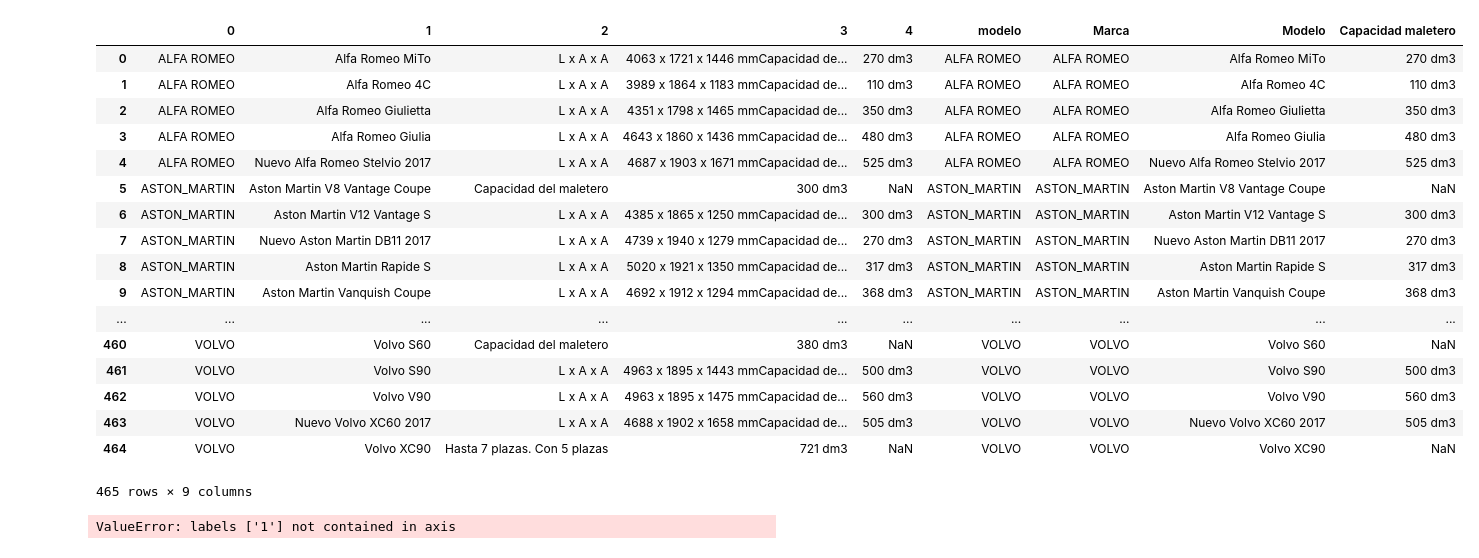
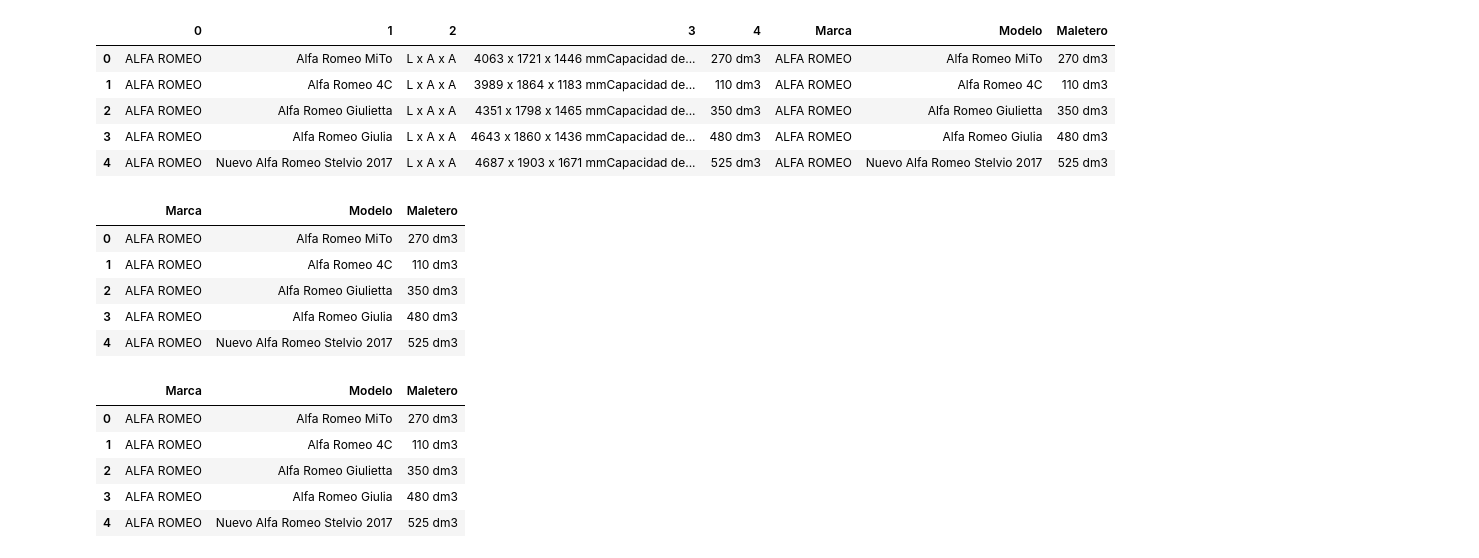
Before and after one commit to prealfer/TFM_Recomendador_de_automoviles, a Jupyter notebook: Scrapeo-Maleteros.ipynb, the cells around one changed output. Drawn from its saved outputs; the diff is of its cells as text; code cells hidden in the pictures.

```diff
--- a/Scrapeo-Maleteros.ipynb
+++ b/Scrapeo-Maleteros.ipynb
@@ -47,27 +31,26 @@ df_capacidades = df_capacidades['Marca : Modelo : Titulo : Dimensiones : Maleter
+# %%
+df_capacidades['Marca']=df_capacidades[0]
+df_capacidades['Modelo']=df_capacidades[1]
+df_capacidades['Maletero']=df_capacidades[4]
+# %%
+df_capacidades.head()
+# %% [output]
+|  | 0 | 1 | 2 | 3 | 4 | Marca | Modelo | Maletero |
+| 0 | ALFA ROMEO | Alfa Romeo MiTo | L x A x A | 4063 x 1721 x 1446 mmCapacidad de... | 270 dm3 | ALFA ROMEO | Alfa Romeo MiTo | 270 dm3 |
+| 1 | ALFA ROMEO | Alfa Romeo 4C | L x A x A | 3989 x 1864 x 1183 mmCapacidad de... | 110 dm3 | ALFA ROMEO | Alfa Romeo 4C | 110 dm3 |
+| 2 | ALFA ROMEO | Alfa Romeo Giulietta | L x A x A | 4351 x 1798 x 1465 mmCapacidad de... | 350 dm3 | ALFA ROMEO | Alfa Romeo Giulietta | 350 dm3 |
+| 3 | ALFA ROMEO | Alfa Romeo Giulia | L x A x A | 4643 x 1860 x 1436 mmCapacidad de... | 480 dm3 | ALFA ROMEO | Alfa Romeo Giulia | 480 dm3 |
+| 4 | ALFA ROMEO | Nuevo Alfa Romeo Stelvio 2017 | L x A x A | 4687 x 1903 x 1671 mmCapacidad de... | 525 dm3 | ALFA ROMEO | Nuevo Alfa Romeo Stelvio 2017 | 525 dm3 |
+# %%
+df_capacidades = df_capacidades.drop([0,1,2,3,4],axis=1)
 # %%
-df_capacidades['modelo'] = df_capacidades[0]
+df_capacidades = df_capacidades.dropna()
-# %%
-df_capacidades['Marca'] = df_capacidades[0]
-df_capacidades['Modelo'] = df_capacidades[1]
-df_capacidades['Capacidad maletero'] = df_capacidades[4]
 # %%
-df_capacidades
+df_capacidades.head()
 # %% [output]
-|  | 0 | 1 | 2 | 3 | 4 | modelo | Marca | Modelo | Capacidad maletero |
-| 0 | ALFA ROMEO | Alfa Romeo MiTo | L x A x A | 4063 x 1721 x 1446 mmCapacidad de... | 270 dm3 | ALFA ROMEO | ALFA ROMEO | Alfa Romeo MiTo | 270 dm3 |
-| 1 | ALFA ROMEO | Alfa Romeo 4C | L x A x A | 3989 x 1864 x 1183 mmCapacidad de... | 110 dm3 | ALFA ROMEO | ALFA ROMEO | Alfa Romeo 4C | 110 dm3 |
-| 2 | ALFA ROMEO | Alfa Romeo Giulietta | L x A x A | 4351 x 1798 x 1465 mmCapacidad de... | 350 dm3 | ALFA ROMEO | ALFA ROMEO | Alfa Romeo Giulietta | 350 dm3 |
-| 3 | ALFA ROMEO | Alfa Romeo Giulia | L x A x A | 4643 x 1860 x 1436 mmCapacidad de... | 480 dm3 | ALFA ROMEO | ALFA ROMEO | Alfa Romeo Giulia | 480 dm3 |
-| 4 | ALFA ROMEO | Nuevo Alfa Romeo Stelvio 2017 | L x A x A | 4687 x 1903 x 1671 mmCapacidad de... | 525 dm3 | ALFA ROMEO | ALFA ROMEO | Nuevo Alfa Romeo Stelvio 2017 | 525 dm3 |
-| 5 | ASTON_MARTIN | Aston Martin V8 Vantage Coupe | Capacidad del maletero | 300 dm3 | NaN | ASTON_MARTIN | ASTON_MARTIN | Aston Martin V8 Vantage Coupe | NaN |
-| 6 | ASTON_MARTIN | Aston Martin V12 Vantage S | L x A x A | 4385 x 1865 x 1250 mmCapacidad de... | 300 dm3 | ASTON_MARTIN | ASTON_MARTIN | Aston Martin V12 Vantage S | 300 dm3 |
-| 7 | ASTON_MARTIN | Nuevo Aston Martin DB11 2017 | L x A x A | 4739 x 1940 x 1279 mmCapacidad de... | 270 dm3 | ASTON_MARTIN | ASTON_MARTIN | Nuevo Aston Martin DB11 2017 | 270 dm3 |
-| 8 | ASTON_MARTIN | Aston Martin Rapide S | L x A x A | 5020 x 1921 x 1350 mmCapacidad de... | 317 dm3 | ASTON_MARTIN | ASTON_MARTIN | Aston Martin Rapide S | 317 dm3 |
-| 9 | ASTON_MARTIN | Aston Martin Vanquish Coupe | L x A x A | 4692 x 1912 x 1294 mmCapacidad de... | 368 dm3 | ASTON_MARTIN | ASTON_MARTIN | Aston Martin Vanquish Coupe | 368 dm3 |
-| ... | ... | ... | ... | ... | ... | ... | ... | ... | ... |
-| 460 | VOLVO | Volvo S60 | Capacidad del maletero | 380 dm3 | NaN | VOLVO | VOLVO | Volvo S60 | NaN |
-| 461 | VOLVO | Volvo S90 | L x A x A | 4963 x 1895 x 1443 mmCapacidad de... | 500 dm3 | VOLVO | VOLVO | Volvo S90 | 500 dm3 |
-| 462 | VOLVO | Volvo V90 | L x A x A | 4963 x 1895 x 1475 mmCapacidad de... | 560 dm3 | VOLVO | VOLVO | Volvo V90 | 560 dm3 |
-| 463 | VOLVO | Nuevo Volvo XC60 2017 | L x A x A | 4688 x 1902 x 1658 mmCapacidad de... | 505 dm3 | VOLVO | VOLVO | Nuevo Volvo XC60 2017 | 505 dm3 |
-| 464 | VOLVO | Volvo XC90 | Hasta 7 plazas. Con 5 plazas | 721 dm3 | NaN | VOLVO | VOLVO | Volvo XC90 | NaN |
+|  | Marca | Modelo | Maletero |
+| 0 | ALFA ROMEO | Alfa Romeo MiTo | 270 dm3 |
+| 1 | ALFA ROMEO | Alfa Romeo 4C | 110 dm3 |
+| 2 | ALFA ROMEO | Alfa Romeo Giulietta | 350 dm3 |
+| 3 | ALFA ROMEO | Alfa Romeo Giulia | 480 dm3 |
+| 4 | ALFA ROMEO | Nuevo Alfa Romeo Stelvio 2017 | 525 dm3 |
-465 rows × 9 columns
@@ -73,0 +65,9 @@ df_capacidades
+# %%
+df_capacidades.head()
+# %% [output]
+|  | Marca | Modelo | Maletero |
+| 0 | ALFA ROMEO | Alfa Romeo MiTo | 270 dm3 |
+| 1 | ALFA ROMEO | Alfa Romeo 4C | 110 dm3 |
+| 2 | ALFA ROMEO | Alfa Romeo Giulietta | 350 dm3 |
+| 3 | ALFA ROMEO | Alfa Romeo Giulia | 480 dm3 |
+| 4 | ALFA ROMEO | Nuevo Alfa Romeo Stelvio 2017 | 525 dm3 |
@@ -74,5 +76,3 @@ df_capacidades
 # %%
-df_capacidades.drop(['1'], axis=1)
+df_capacidades = df_capacidades.drop(['Maletero'], axis=1)
-# %% [output]
-ValueError: labels ['1'] not contained in axis
 # %%
```
Also changed, not shown: parts of 7 cells of this notebook, 2 other files.
